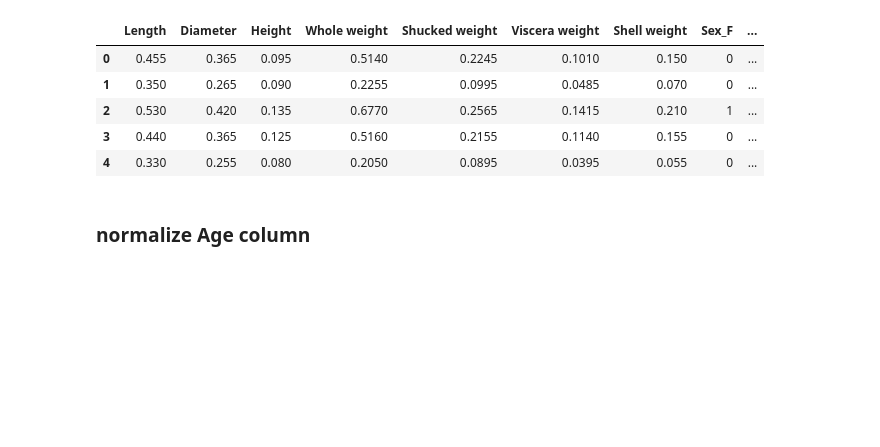
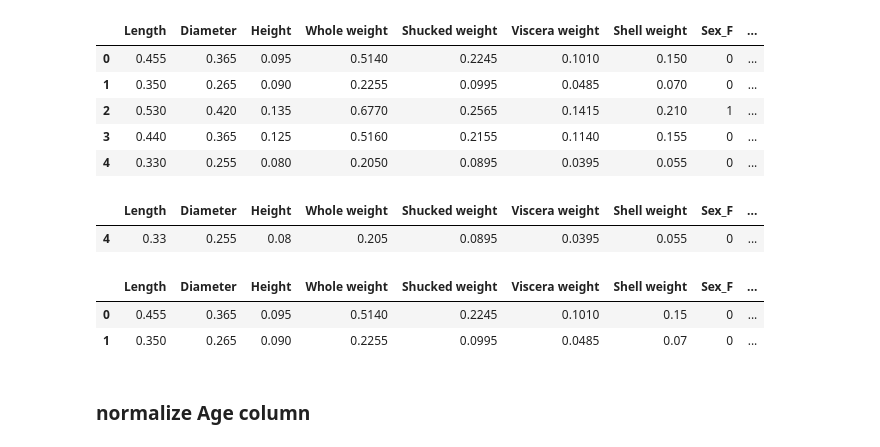
Before and after one commit to prabhatsharma/pytorch-abalone, a Jupyter notebook: ab1.ipynb, the cells around one changed output. Saved outputs shown, nothing was run; the diff lists cells and outputs as text; code cells hidden in the pictures; blank space fills up the shorter version.

```diff
--- a/ab1.ipynb
+++ b/ab1.ipynb
@@ -62,6 +62,18 @@ x.head()
 | 2 | 0.530 | 0.420 | 0.135 | 0.6770 | 0.2565 | 0.1415 | 0.210 | 1 | ... |
 | 3 | 0.440 | 0.365 | 0.125 | 0.5160 | 0.2155 | 0.1140 | 0.155 | 0 | ... |
 | 4 | 0.330 | 0.255 | 0.080 | 0.2050 | 0.0895 | 0.0395 | 0.055 | 0 | ... |
+# %%
+idx =5
+x[idx-1:idx]
+# %% [output]
+|  | Length | Diameter | Height | Whole weight | Shucked weight | Viscera weight | Shell weight | Sex_F | ... |
+| 4 | 0.33 | 0.255 | 0.08 | 0.205 | 0.0895 | 0.0395 | 0.055 | 0 | ... |
+# %%
+x[0:2]
+# %% [output]
+|  | Length | Diameter | Height | Whole weight | Shucked weight | Viscera weight | Shell weight | Sex_F | ... |
+| 0 | 0.455 | 0.365 | 0.095 | 0.5140 | 0.2245 | 0.1010 | 0.15 | 0 | ... |
+| 1 | 0.350 | 0.265 | 0.090 | 0.2255 | 0.0995 | 0.0485 | 0.07 | 0 | ... |
 # %% [markdown]
 ### normalize Age column
 # %%
```
Also changed, not shown: parts of 5 cells of this notebook, 4 other files.
